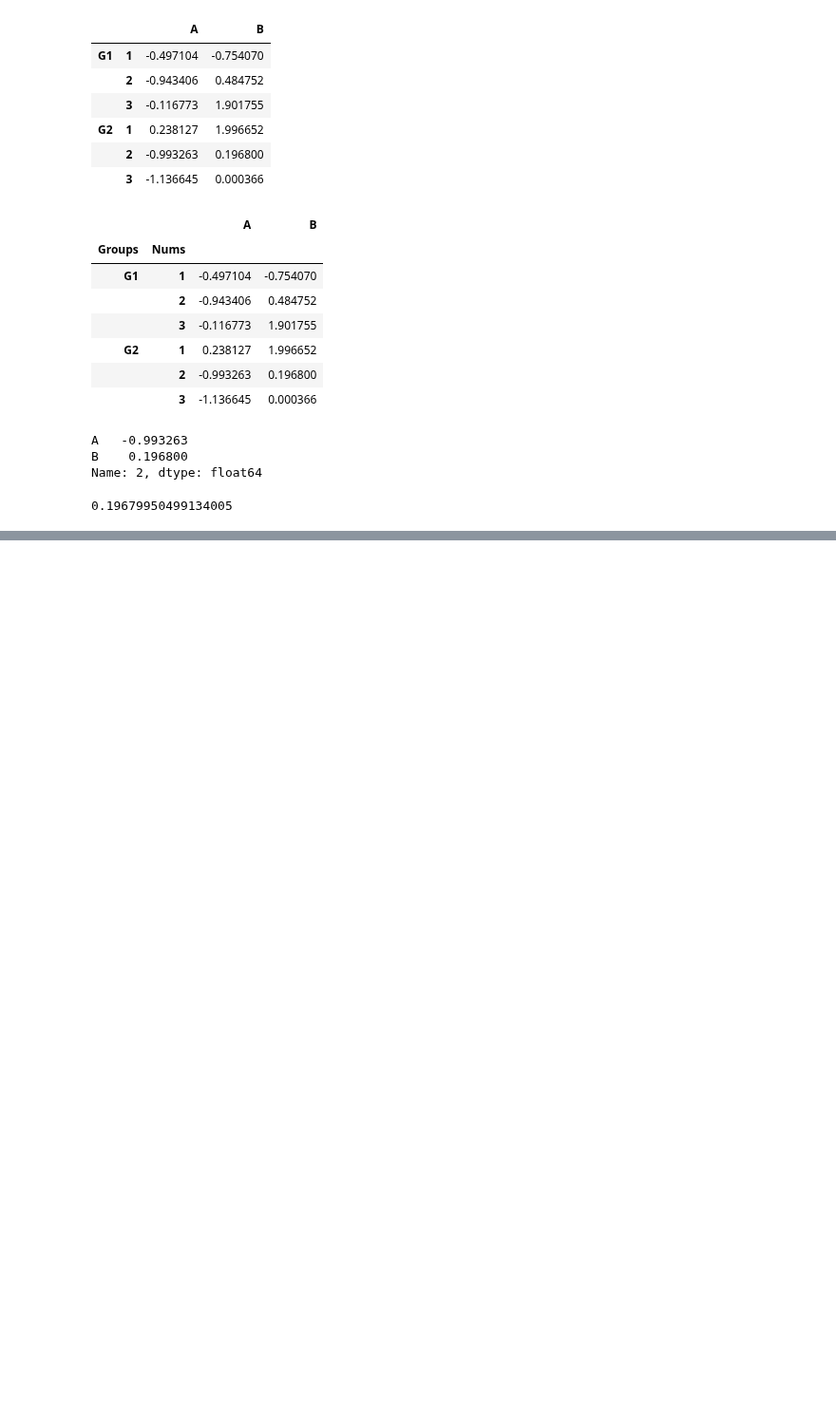
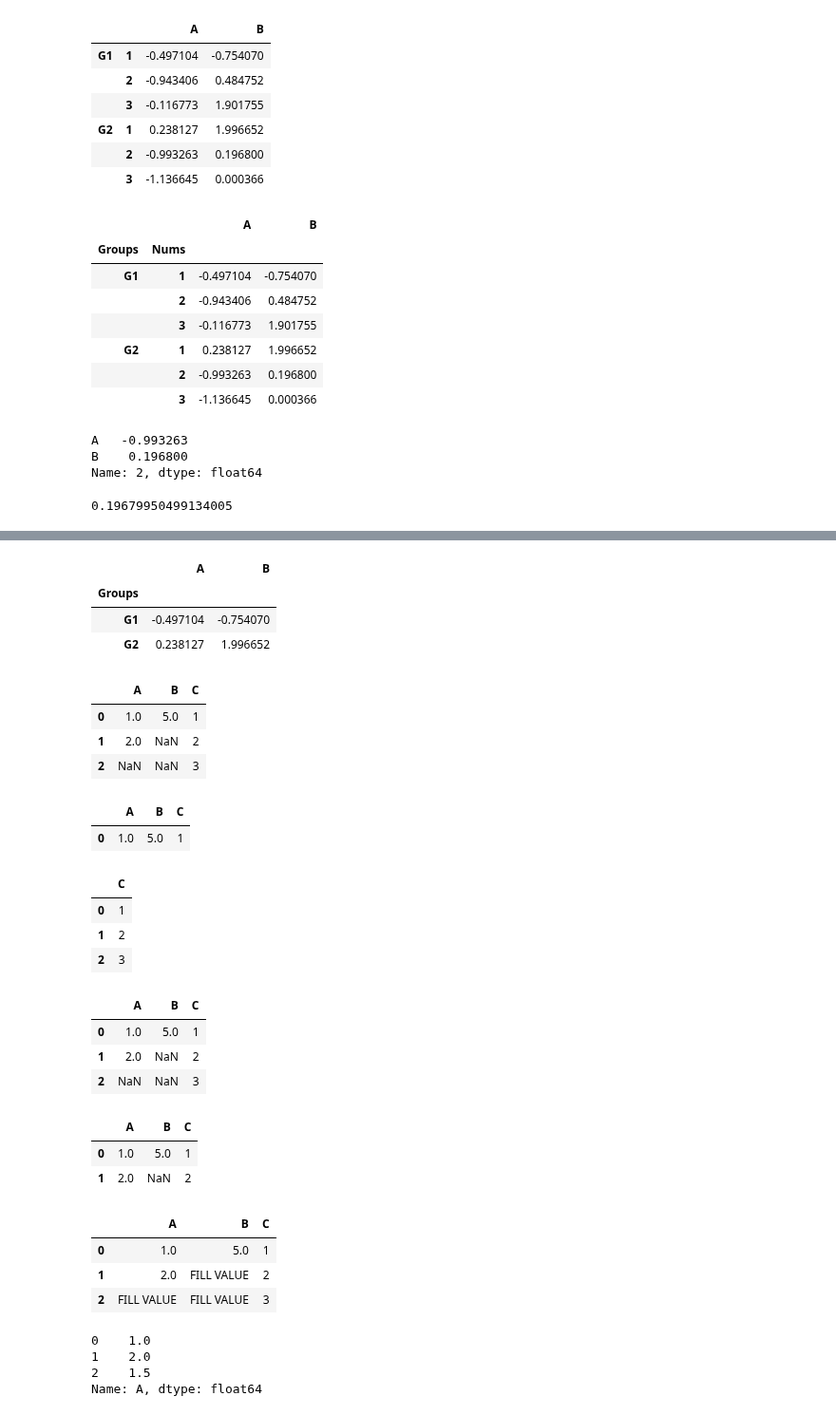
Before and after one commit to andrewbrase/python_learning, a Jupyter notebook: d2 Data_science_and_machine_learning/ch2_dsml_NOTES.ipynb, the cells around one changed output, grey strips where cells are left out. Shown at 95% size. Cells and saved outputs as stored; diff of their text form; code cells hidden in the pictures; blank space fills up the shorter version.

Commit message:
data science machine learning

```diff
--- a/d2 Data_science_and_machine_learning/ch2_dsml_NOTES.ipynb
+++ b/d2 Data_science_and_machine_learning/ch2_dsml_NOTES.ipynb
@@ -633,0 +645,68 @@ ndf.loc['G2'].loc[2]['B']
+# %%
+#if I want row 1 from G1 and G2
+ndf.xs(1,level='Nums')
+# %% [output]
+|  | A | B |
+| Groups |  |  |
+| G1 | -0.497104 | -0.754070 |
+| G2 | 0.238127 | 1.996652 |
+# %%
+#missing data
+#using methods to change NaN values
+
+import numpy as np
+import pandas as pd
+
+dict = {'A':[1,2,np.nan],'B':[5,np.nan,np.nan],'C':[1,2,3]}
+dataframe = pd.DataFrame(dict)
+dataframe
+# %% [output]
+|  | A | B | C |
+| 0 | 1.0 | 5.0 | 1 |
+| 1 | 2.0 | NaN | 2 |
+| 2 | NaN | NaN | 3 |
+# %%
+# dropna method
+#this would drop all rows that have a nan value in them, this will not just get rid of the nan and keep the row
+dataframe.dropna()
+# %% [output]
+|  | A | B | C |
+| 0 | 1.0 | 5.0 | 1 |
+# %%
+dataframe.dropna(axis=1)
+#this will drop any columns that have a nan value
+# %% [output]
+|  | C |
+| 0 | 1 |
+| 1 | 2 |
+| 2 | 3 |
+# %%
+dataframe
+# %% [output]
+|  | A | B | C |
+| 0 | 1.0 | 5.0 | 1 |
+| 1 | 2.0 | NaN | 2 |
+| 2 | NaN | NaN | 3 |
+# %%
+dataframe.dropna(thresh=2)
+#this will keep row 1 because row 1 only had 1 nan value, not 2
+# %% [output]
+|  | A | B | C |
+| 0 | 1.0 | 5.0 | 1 |
+| 1 | 2.0 | NaN | 2 |
+# %%
+# fillna will replace the nan value
+dataframe.fillna(value='FILL VALUE')
+# %% [output]
+|  | A | B | C |
+| 0 | 1.0 | 5.0 | 1 |
+| 1 | 2.0 | FILL VALUE | 2 |
+| 2 | FILL VALUE | FILL VALUE | 3 |
+# %%
+dataframe['A'].fillna(value=dataframe['A'].mean())
+# that value has been filled with the mean of the values
+# %% [output]
+0    1.0
+1    2.0
+2    1.5
+Name: A, dtype: float64
```
Also changed, not shown: parts of 1 cell of this notebook.
